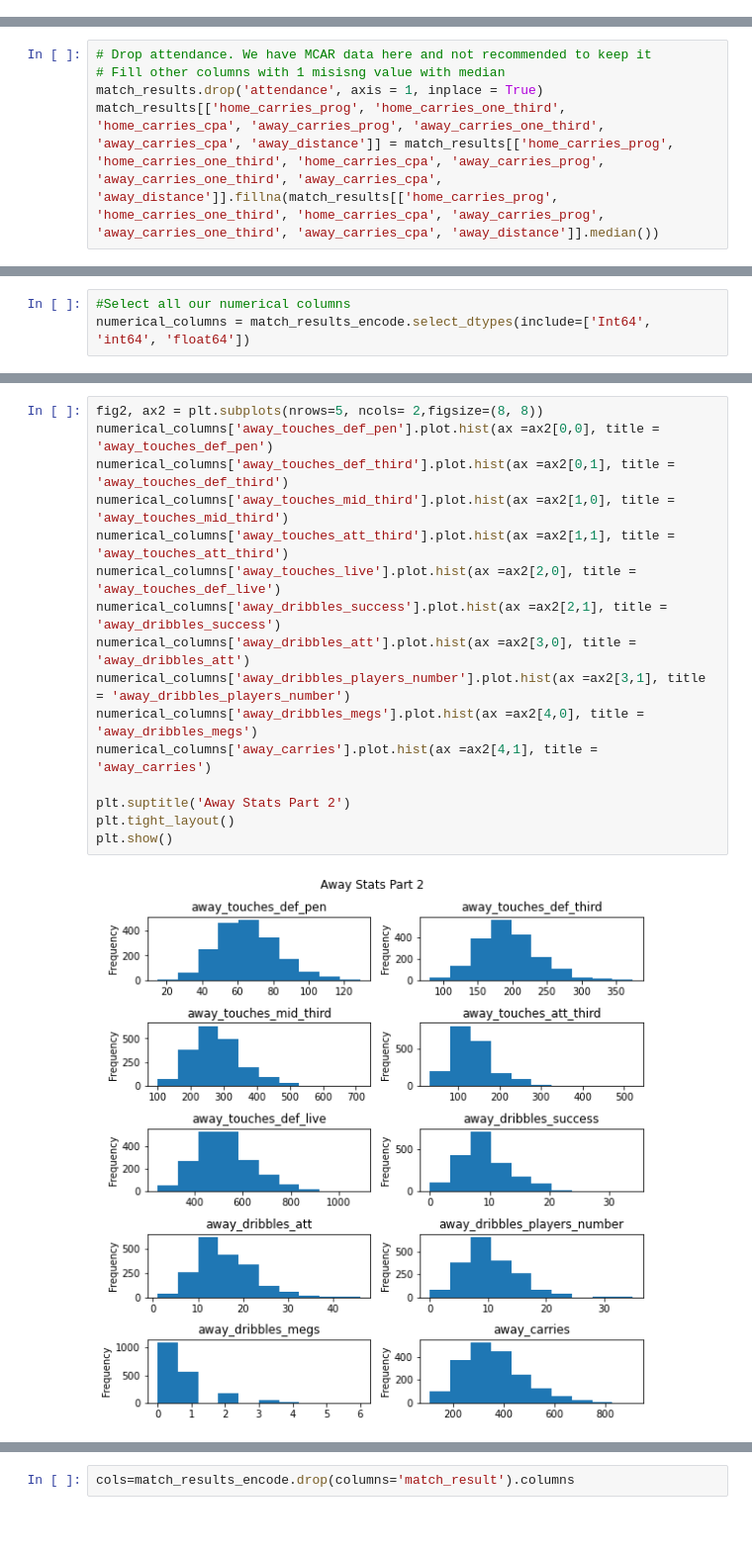
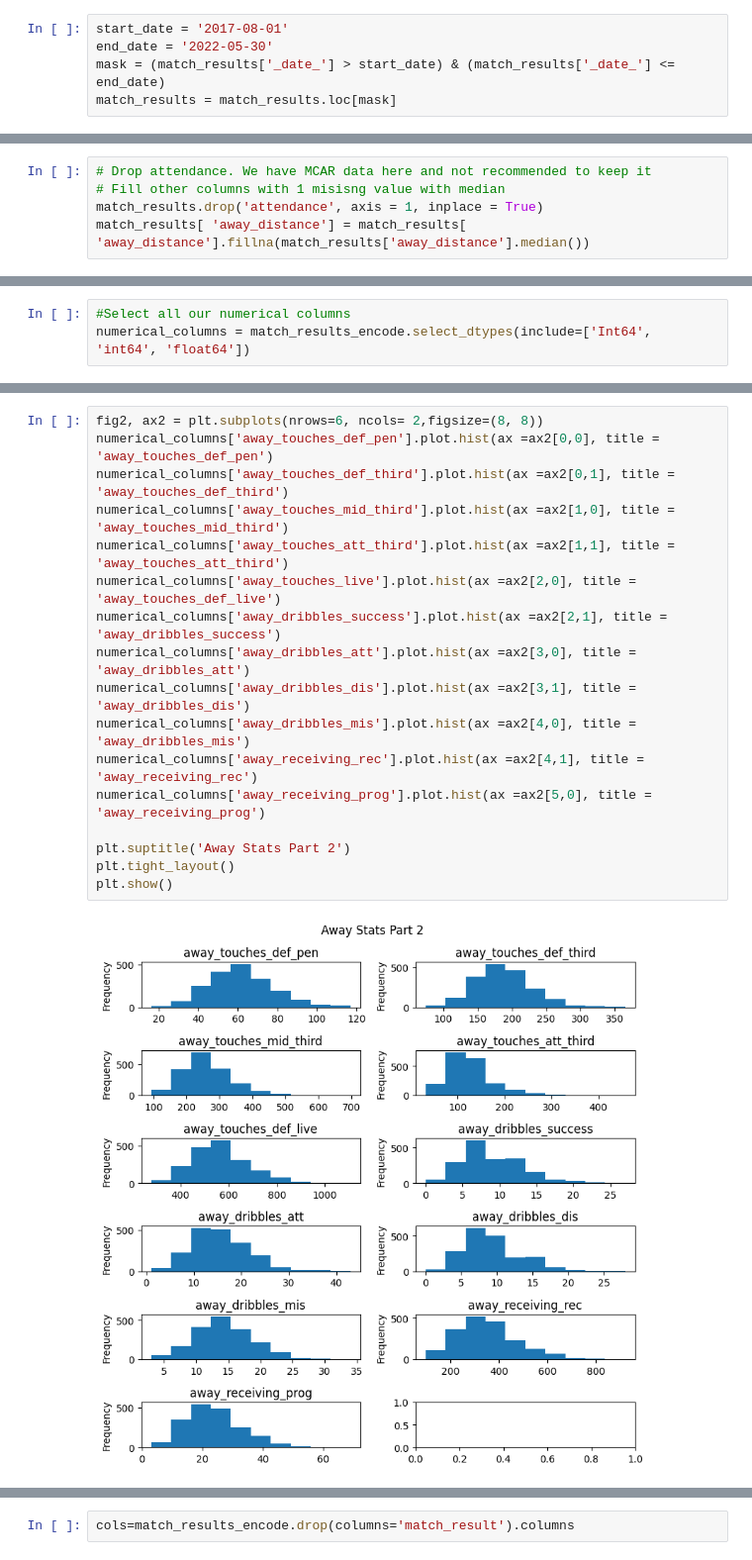
Before and after one commit to natelg1998/laligaproject, a Jupyter notebook: notebooks/data_analysis/laliga_analysis.ipynb, the cells around one changed output, grey strips where cells are left out. Shown at 99% size. Drawn from its saved outputs; the diff is of its cells as text; blank space fills up the shorter version.

```diff
--- a/notebooks/data_analysis/laliga_analysis.ipynb
+++ b/notebooks/data_analysis/laliga_analysis.ipynb
@@ -220,3 +202,8 @@ We have data from August 2017 to May 2022. This encompasses the 2017-2018 to the
+# %%
+start_date = '2017-08-01'
+end_date = '2022-05-30'
+mask = (match_results['_date_'] > start_date) & (match_results['_date_'] <= end_date)
+match_results = match_results.loc[mask]
 # %%
 def calc_missing_values(df):
     """
@@ -266,7 +253,7 @@ venue_name      0
 # Drop attendance. We have MCAR data here and not recommended to keep it
 # Fill other columns with 1 misisng value with median
 match_results.drop('attendance', axis = 1, inplace = True)
-match_results[['home_carries_prog', 'home_carries_one_third', 'home_carries_cpa', 'away_carries_prog', 'away_carries_one_third', 'away_carries_cpa', 'away_distance']] = match_results[['home_carries_prog', 'home_carries_one_third', 'home_carries_cpa', 'away_carries_prog', 'away_carries_one_third', 'away_carries_cpa', 'away_distance']].fillna(match_results[['home_carries_prog', 'home_carries_one_third', 'home_carries_cpa', 'away_carries_prog', 'away_carries_one_third', 'away_carries_cpa', 'away_distance']].median())
+match_results[ 'away_distance'] = match_results[ 'away_distance'].fillna(match_results['away_distance'].median())
 # %%
 # Count number of missing values
 for i, v in match_results.isna().sum().iteritems():
@@ -512,18 +482,19 @@ plt.show()
 # %%
-fig2, ax2 = plt.subplots(nrows=5, ncols= 2,figsize=(8, 8))
+fig2, ax2 = plt.subplots(nrows=6, ncols= 2,figsize=(8, 8))
 numerical_columns['away_touches_def_pen'].plot.hist(ax =ax2[0,0], title = 'away_touches_def_pen')
 numerical_columns['away_touches_def_third'].plot.hist(ax =ax2[0,1], title = 'away_touches_def_third')
 numerical_columns['away_touches_mid_third'].plot.hist(ax =ax2[1,0], title = 'away_touches_mid_third')
 numerical_columns['away_touches_att_third'].plot.hist(ax =ax2[1,1], title = 'away_touches_att_third')
 numerical_columns['away_touches_live'].plot.hist(ax =ax2[2,0], title = 'away_touches_def_live')
 numerical_columns['away_dribbles_success'].plot.hist(ax =ax2[2,1], title = 'away_dribbles_success')
 numerical_columns['away_dribbles_att'].plot.hist(ax =ax2[3,0], title = 'away_dribbles_att')
-numerical_columns['away_dribbles_players_number'].plot.hist(ax =ax2[3,1], title = 'away_dribbles_players_number')
-numerical_columns['away_dribbles_megs'].plot.hist(ax =ax2[4,0], title = 'away_dribbles_megs')
-numerical_columns['away_carries'].plot.hist(ax =ax2[4,1], title = 'away_carries')
+numerical_columns['away_dribbles_dis'].plot.hist(ax =ax2[3,1], title = 'away_dribbles_dis')
+numerical_columns['away_dribbles_mis'].plot.hist(ax =ax2[4,0], title = 'away_dribbles_mis')
+numerical_columns['away_receiving_rec'].plot.hist(ax =ax2[4,1], title = 'away_receiving_rec')
+numerical_columns['away_receiving_prog'].plot.hist(ax =ax2[5,0], title = 'away_receiving_prog')
 
 plt.suptitle('Away Stats Part 2')
 plt.tight_layout()
 plt.show()
 # %% [output]
-[figure, old version]
+[figure, new version]
```
Also changed, not shown: parts of 28 cells of this notebook.
